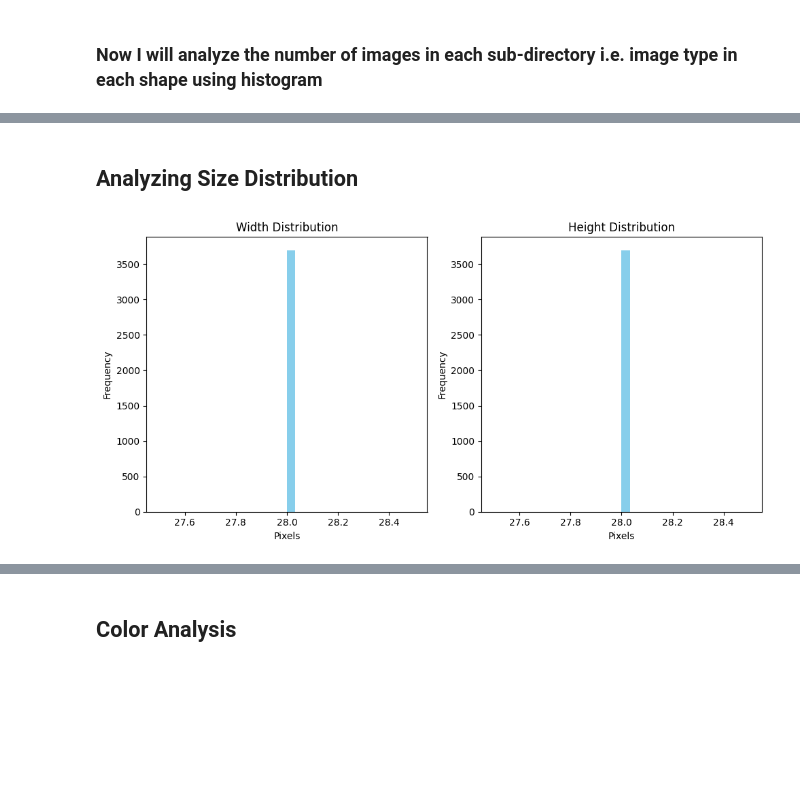
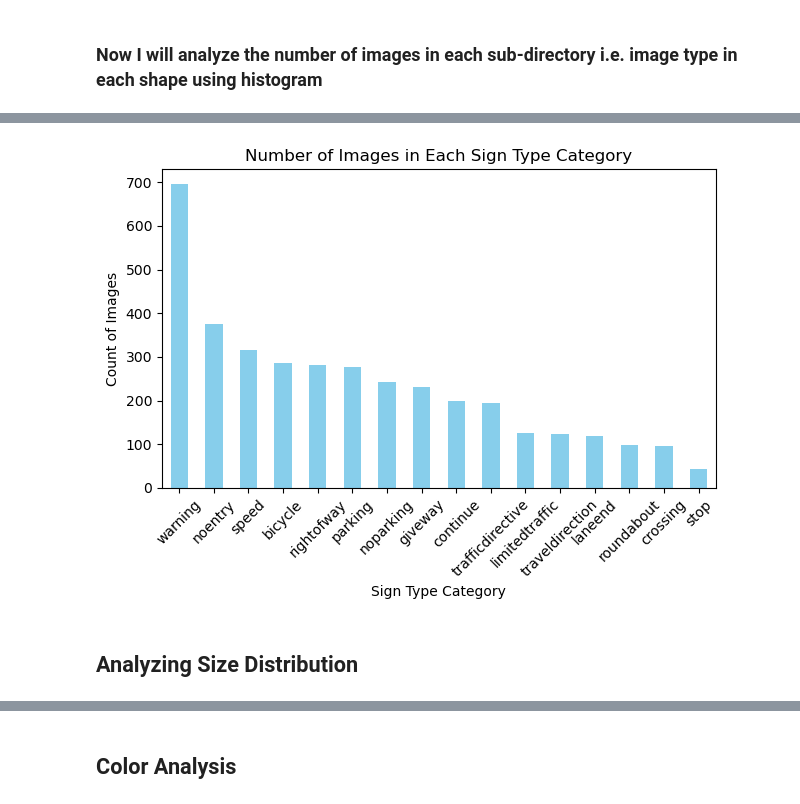
Before and after one commit to ayushpatel2002/Image-Classification-CNN, a Jupyter notebook: s3891013_s3769980.ipynb, the cells around one changed output, grey strips where cells are left out. Saved outputs shown, nothing was run; the diff lists cells and outputs as text; code cells hidden in the pictures; blank space fills up the shorter version.

```diff
--- a/s3891013_s3769980.ipynb
+++ b/s3891013_s3769980.ipynb
@@ -116,37 +90,13 @@ for shape, type_counts in grouped_sign_counts.items():
+# %%
+# plot histogram of sign shapes
+data['sign_type'].value_counts().plot(kind='bar', color='skyblue')
+plt.title('Number of Images in Each Sign Type Category')
+plt.xlabel('Sign Type Category')
+plt.ylabel('Count of Images')
+plt.xticks(rotation=45)
+plt.tight_layout()  # Adjust the layout to ensure everything fits without overlap
+plt.show()
+# %% [output]
+[figure, added]
 # %% [markdown]
 ## Analyzing Size Distribution
-# %%
-sizes = []
-
-# Loop through each subdirectory and collect image sizes
-for shape in os.listdir(base_dir):
-    shape_dir = os.path.join(base_dir, shape)
-    if os.path.isdir(shape_dir):
-        for sign_type in os.listdir(shape_dir):
-            sign_type_dir = os.path.join(shape_dir, sign_type)
-            if os.path.isdir(sign_type_dir):
-                for image_name in os.listdir(sign_type_dir):
-                    image_path = os.path.join(sign_type_dir, image_name)
-                    with Image.open(image_path) as img:
-                        sizes.append(img.size)
-
-df_sizes = pd.DataFrame(sizes, columns=['Width', 'Height'])
-
-# Plotting
-plt.figure(figsize=(10, 5))
-plt.subplot(1, 2, 1)
-plt.hist(df_sizes['Width'], bins=30, color='skyblue')
-plt.title('Width Distribution')
-plt.xlabel('Pixels')
-plt.ylabel('Frequency')
-
-plt.subplot(1, 2, 2)
-plt.hist(df_sizes['Height'], bins=30, color='skyblue')
-plt.title('Height Distribution')
-plt.xlabel('Pixels')
-plt.ylabel('Frequency')
-
-plt.tight_layout()
-plt.show()
-# %% [output]
-[figure, removed]
```
Also changed, not shown: parts of 11 cells of this notebook.
